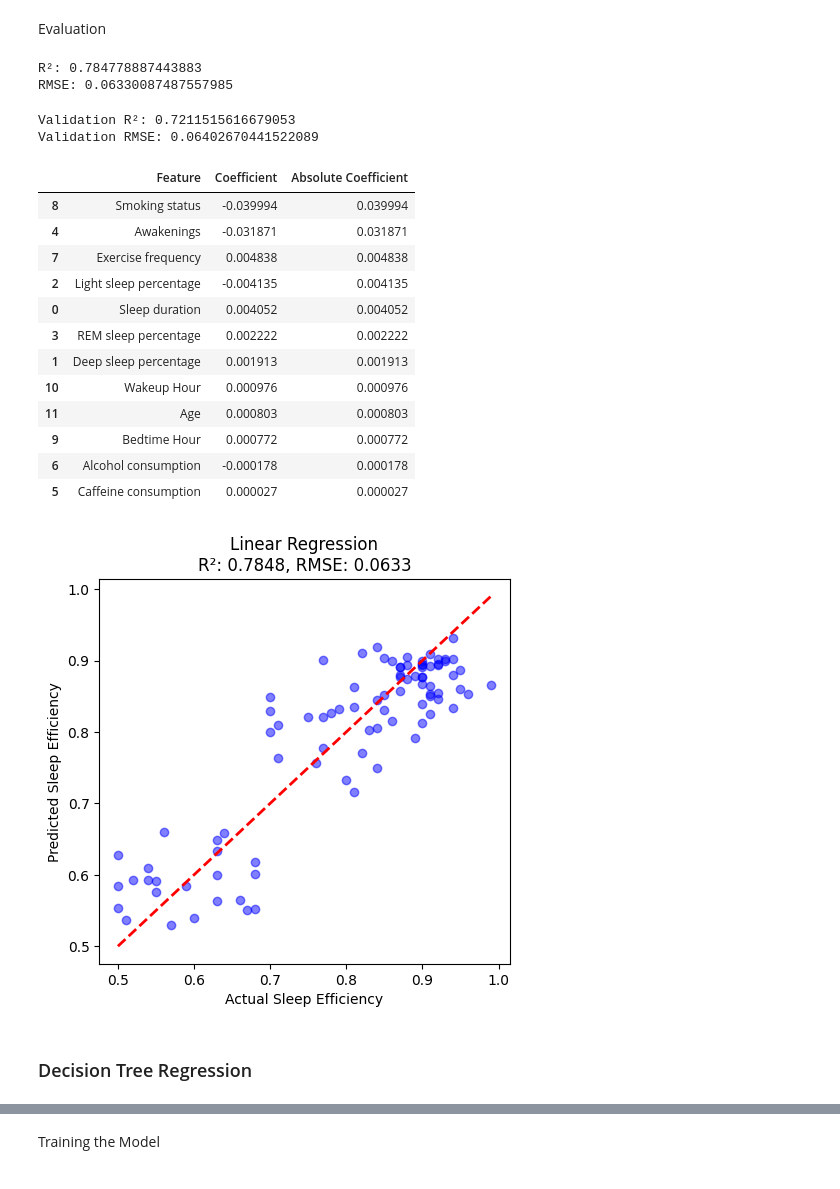
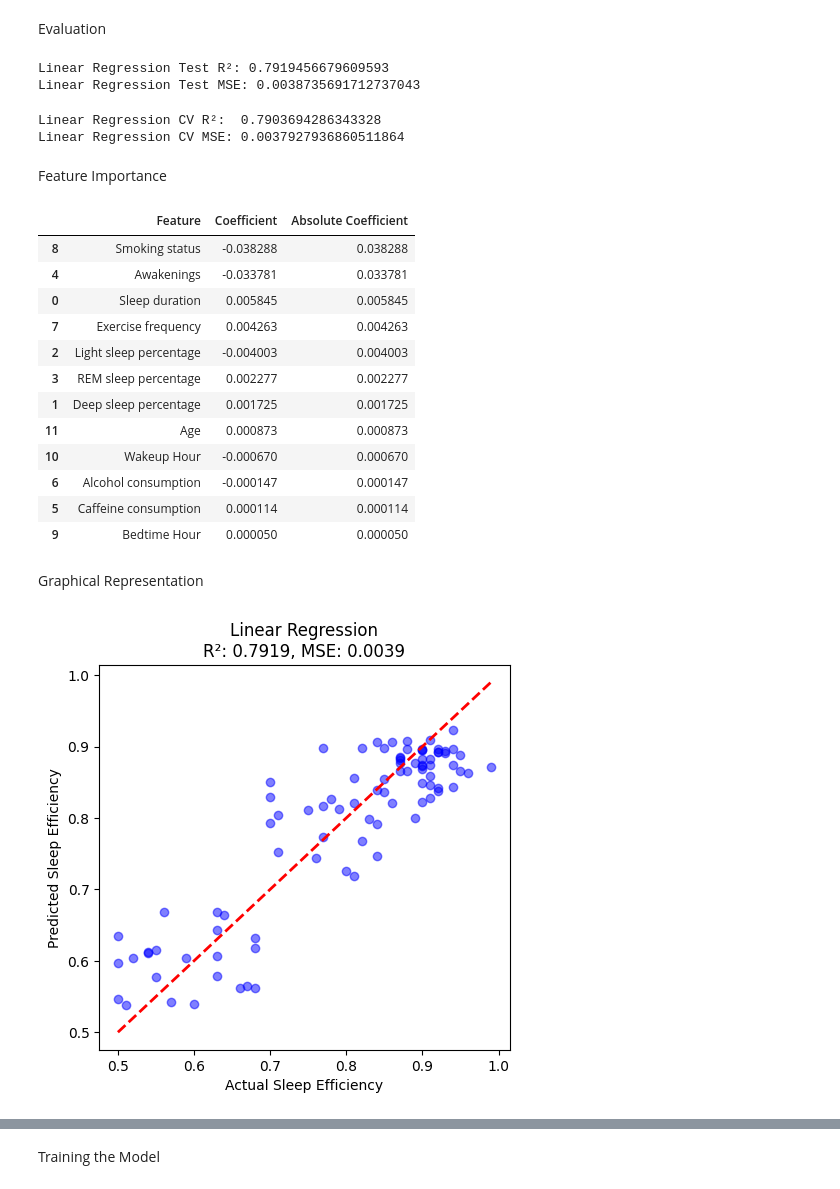
Before and after one commit to OldMarkie/Sleep-Efficiency-Data-Model, a Jupyter notebook: sleepEfficiencyModel.ipynb, the cells around one changed output, grey strips where cells are left out. Drawn from its saved outputs; the diff is of its cells as text; code cells hidden in the pictures.

```diff
--- a/sleepEfficiencyModel.ipynb
+++ b/sleepEfficiencyModel.ipynb
@@ -439,0 +448,5 @@ plt.show()
+# %%
+X = slpEf_df[['Sleep duration', 'Deep sleep percentage', 'Light sleep percentage','REM sleep percentage',  'Awakenings',
+              'Caffeine consumption', 'Alcohol consumption', 'Exercise frequency', 'Smoking status',
+              'Bedtime Hour', 'Wakeup Hour', 'Age']]
+y = slpEf_df['Sleep efficiency']
@@ -440,3 +455,5 @@ plt.show()
+# %%
+X_train, X_test, y_train, y_test = train_test_split(X, y, test_size=0.2, random_state=42)
 # %% [markdown]
 ### Linear Regression
 
@@ -453,6 +461,3 @@ Splitting the Data into Training Set and Test Set
-# %%
-X_train, X_test, y_train, y_test = train_test_split(X_linear, y_linear, test_size=0.2, random_state=42)
-X_train, X_val, y_train, y_val = train_test_split(X_train, y_train, test_size=0.25, random_state=42)
 # %% [markdown]
 Training the Model
 # %%
@@ -467,27 +472,28 @@ y_pred = linReg.predict(X_test)
 # %% [markdown]
 Evaluation
 # %%
-r2 = r2_score(y_test, y_pred)
-rmse = np.sqrt(mean_squared_error(y_test, y_pred))
+linear_r2_test = r2_score(y_test, y_pred)
+linear_mse_test = mean_squared_error(y_test, y_pred)
 
-print('R²:', r2)
-print('RMSE:', rmse)
+print('Linear Regression Test R²:', linear_r2_test)
+print('Linear Regression Test MSE:', linear_mse_test)
 # %% [output]
-R²: 0.784778887443883
-RMSE: 0.06330087487557985
+Linear Regression Test R²: 0.7919456679609593
+Linear Regression Test MSE: 0.0038735691712737043
-# %%
-y_val_pred = linReg.predict(X_val)
-val_r2 = r2_score(y_val, y_val_pred)
-val_rmse = np.sqrt(mean_squared_error(y_val, y_val_pred))
-
-print("Validation R²:", val_r2)
-print("Validation RMSE:", val_rmse)
-# %% [output]
-Validation R²: 0.7211515616679053
-Validation RMSE: 0.06402670441522089
+# %%
+linear_r2_cv = cross_val_score(linReg, X, y, cv=5, scoring='r2')
+linear_mse_cv = cross_val_score(linReg, X, y, cv=5, scoring='neg_mean_squared_error')
+
+print("Linear Regression CV R²: ", linear_r2_cv.mean())
+print("Linear Regression CV MSE:", -linear_mse_cv.mean())
+# %% [output]
+Linear Regression CV R²:  0.7903694286343328
+Linear Regression CV MSE: 0.0037927936860511864
+# %% [markdown]
+Feature Importance
 # %%
 feature_importance = pd.DataFrame({
-    'Feature': X_linear.columns,
+    'Feature': X.columns,
     'Coefficient': linReg.coef_,
     'Absolute Coefficient': np.abs(linReg.coef_)
 })
@@ -496,29 +502,29 @@ ranked_features = feature_importance.sort_values(by='Absolute Coefficient', asce
 ranked_features
 # %% [output]
 |  | Feature | Coefficient | Absolute Coefficient |
-| 8 | Smoking status | -0.039994 | 0.039994 |
-| 4 | Awakenings | -0.031871 | 0.031871 |
-| 7 | Exercise frequency | 0.004838 | 0.004838 |
-| 2 | Light sleep percentage | -0.004135 | 0.004135 |
-| 0 | Sleep duration | 0.004052 | 0.004052 |
-| 3 | REM sleep percentage | 0.002222 | 0.002222 |
-| 1 | Deep sleep percentage | 0.001913 | 0.001913 |
-| 10 | Wakeup Hour | 0.000976 | 0.000976 |
-| 11 | Age | 0.000803 | 0.000803 |
-| 9 | Bedtime Hour | 0.000772 | 0.000772 |
-| 6 | Alcohol consumption | -0.000178 | 0.000178 |
-| 5 | Caffeine consumption | 0.000027 | 0.000027 |
+| 8 | Smoking status | -0.038288 | 0.038288 |
+| 4 | Awakenings | -0.033781 | 0.033781 |
+| 0 | Sleep duration | 0.005845 | 0.005845 |
+| 7 | Exercise frequency | 0.004263 | 0.004263 |
+| 2 | Light sleep percentage | -0.004003 | 0.004003 |
+| 3 | REM sleep percentage | 0.002277 | 0.002277 |
+| 1 | Deep sleep percentage | 0.001725 | 0.001725 |
+| 11 | Age | 0.000873 | 0.000873 |
+| 10 | Wakeup Hour | -0.000670 | 0.000670 |
+| 6 | Alcohol consumption | -0.000147 | 0.000147 |
+| 5 | Caffeine consumption | 0.000114 | 0.000114 |
+| 9 | Bedtime Hour | 0.000050 | 0.000050 |
+# %% [markdown]
+Graphical Representation
 # %%
 plt.figure(figsize=(18, 5))
 plt.subplot(1, 3, 1)
 plt.scatter(y_test, y_pred, alpha=0.5, color="blue")
 plt.plot([min(y_test), max(y_test)], [min(y_test), max(y_test)], 'r--', lw=2)
 plt.xlabel("Actual Sleep Efficiency")
 plt.ylabel("Predicted Sleep Efficiency")
-plt.title("Linear Regression\nR²: {:.4f}, RMSE: {:.4f}".format(
-    r2_score(y_test, y_pred), np.sqrt(mean_squared_error(y_test, y_pred))))
+plt.title("Linear Regression\nR²: {:.4f}, MSE: {:.4f}".format(
+    r2_score(y_test, y_pred), mean_squared_error(y_test, y_pred)))
 plt.show()
 # %% [output]
-[figure, old version]
+[figure, new version]
-# %% [markdown]
-### Decision Tree Regression
```
Also changed, not shown: parts of 47 cells of this notebook.
